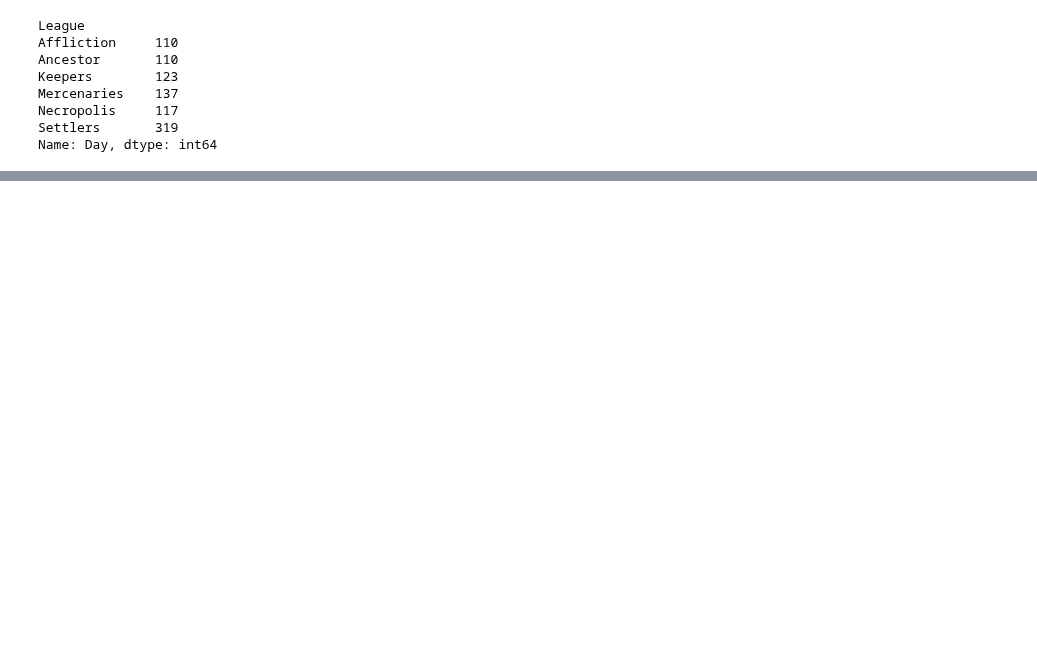
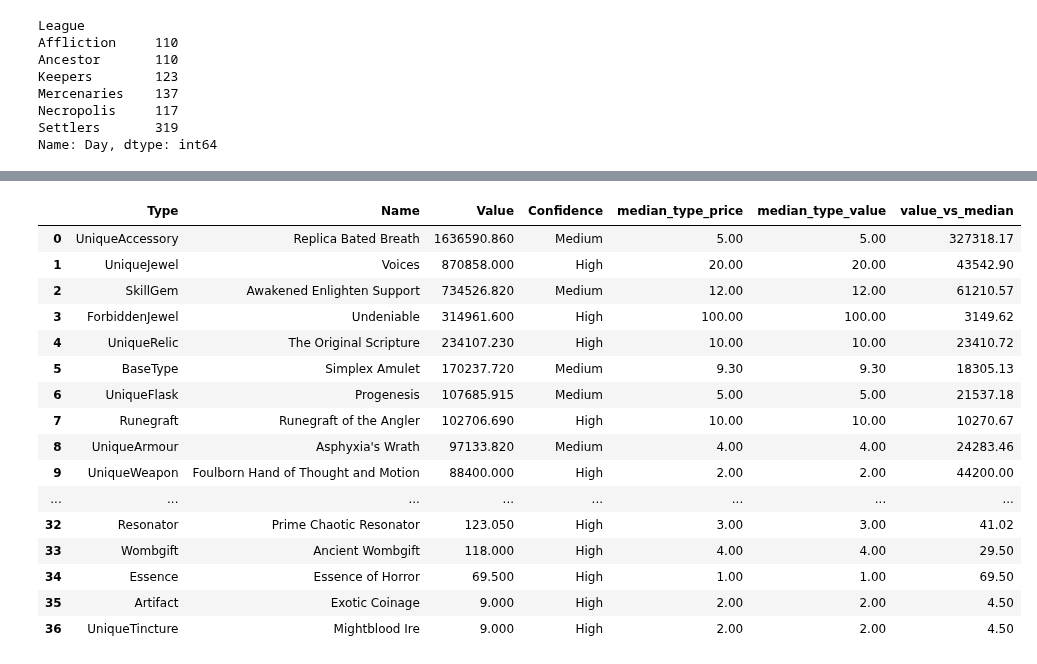
Before and after one commit to NataliaMiodowska/PoeMarketAnalyser, a Jupyter notebook: notebooks/02_actual_exploratory_data_analysis.ipynb, the cells around one changed output, grey strips where cells are left out. Saved outputs shown, nothing was run; the diff lists cells and outputs as text; code cells hidden in the pictures; blank space fills up the shorter version.

```diff
--- a/notebooks/02_actual_exploratory_data_analysis.ipynb
+++ b/notebooks/02_actual_exploratory_data_analysis.ipynb
@@ -86,0 +196,24 @@ Name: Day, dtype: int64
+# %%
+#Price dominance of top Items within Types
+median_price = high_conf_items_processed.groupby("Type")["Value"].median()
+highconf_top_item_per_type["median_type_value"] = highconf_top_item_per_type["Type"].map(median_price)
+highconf_top_item_per_type["value_vs_median"] = (highconf_top_item_per_type["Value"] / highconf_top_item_per_type["median_type_value"]).round(2)
+highconf_top_item_per_type
+# %% [output]
+|  | Type | Name | Value | Confidence | median_type_price | median_type_value | value_vs_median |
+| 0 | UniqueAccessory | Replica Bated Breath | 1636590.860 | Medium | 5.00 | 5.00 | 327318.17 |
+| 1 | UniqueJewel | Voices | 870858.000 | High | 20.00 | 20.00 | 43542.90 |
+| 2 | SkillGem | Awakened Enlighten Support | 734526.820 | Medium | 12.00 | 12.00 | 61210.57 |
+| 3 | ForbiddenJewel | Undeniable | 314961.600 | High | 100.00 | 100.00 | 3149.62 |
+| 4 | UniqueRelic | The Original Scripture | 234107.230 | High | 10.00 | 10.00 | 23410.72 |
+| 5 | BaseType | Simplex Amulet | 170237.720 | Medium | 9.30 | 9.30 | 18305.13 |
+| 6 | UniqueFlask | Progenesis | 107685.915 | Medium | 5.00 | 5.00 | 21537.18 |
+| 7 | Runegraft | Runegraft of the Angler | 102706.690 | High | 10.00 | 10.00 | 10270.67 |
+| 8 | UniqueArmour | Asphyxia's Wrath | 97133.820 | Medium | 4.00 | 4.00 | 24283.46 |
+| 9 | UniqueWeapon | Foulborn Hand of Thought and Motion | 88400.000 | High | 2.00 | 2.00 | 44200.00 |
+| ... | ... | ... | ... | ... | ... | ... | ... |
+| 32 | Resonator | Prime Chaotic Resonator | 123.050 | High | 3.00 | 3.00 | 41.02 |
+| 33 | Wombgift | Ancient Wombgift | 118.000 | High | 4.00 | 4.00 | 29.50 |
+| 34 | Essence | Essence of Horror | 69.500 | High | 1.00 | 1.00 | 69.50 |
+| 35 | Artifact | Exotic Coinage | 9.000 | High | 2.00 | 2.00 | 4.50 |
+| 36 | UniqueTincture | Mightblood Ire | 9.000 | High | 2.00 | 2.00 | 4.50 |
```
Also changed, not shown: parts of 27 cells of this notebook.
